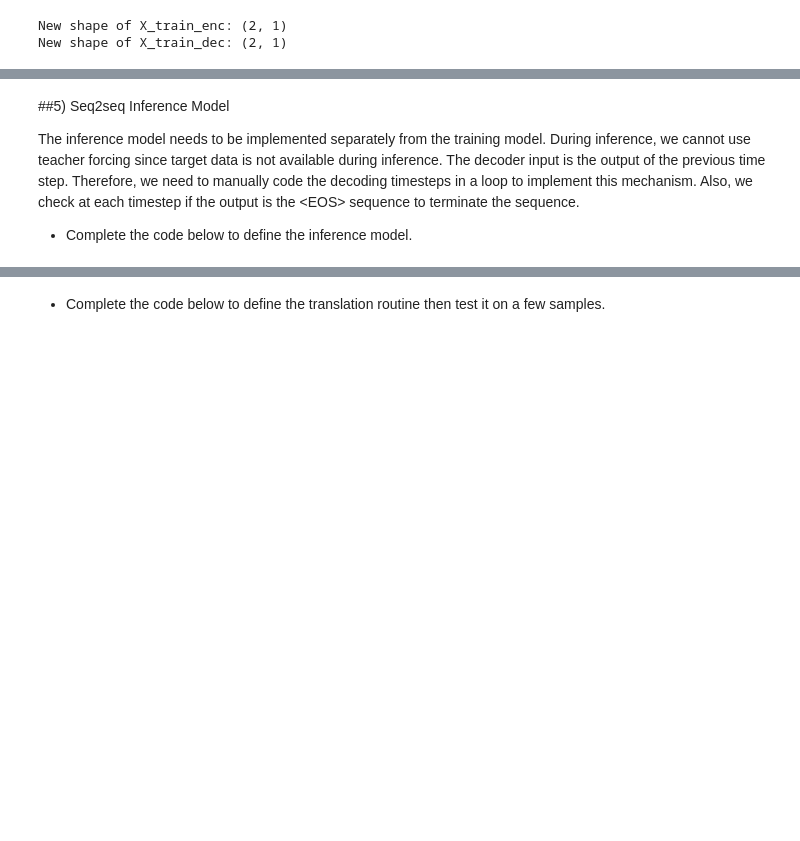
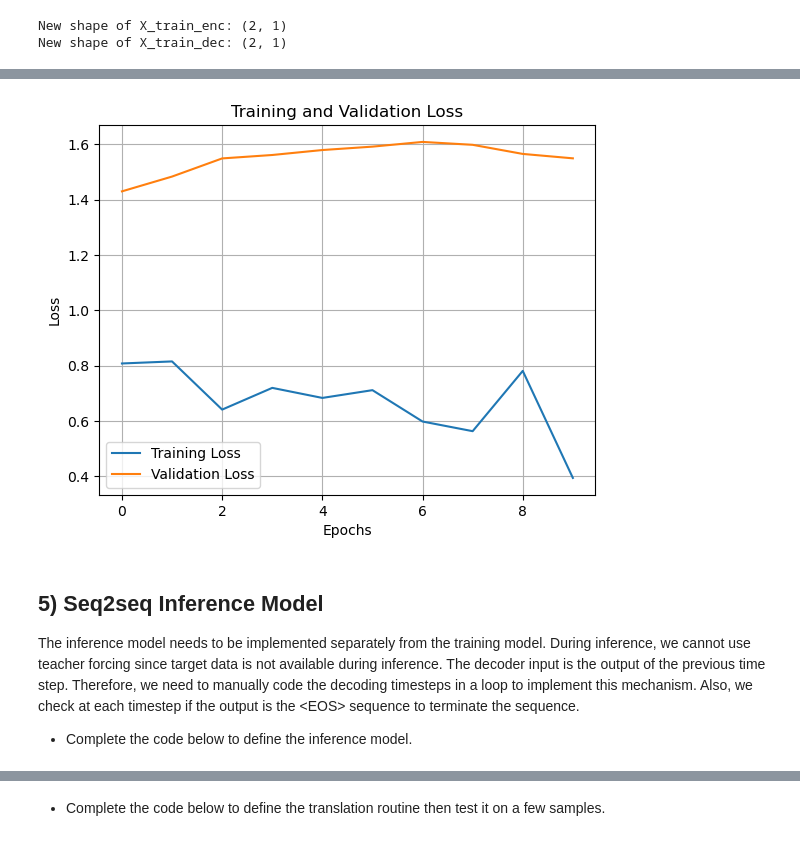
Before and after one commit to Hmati/RNN-Text-Classification-, a Jupyter notebook: RNN-Keras-Text-Classification-and-MT_Blanked-1.ipynb, the cells around one changed output, grey strips where cells are left out. Saved outputs shown, nothing was run; the diff lists cells and outputs as text; code cells hidden in the pictures; blank space fills up the shorter version.

Commit message:
Training the model

```diff
--- a/RNN-Keras-Text-Classification-and-MT_Blanked-1.ipynb
+++ b/RNN-Keras-Text-Classification-and-MT_Blanked-1.ipynb
@@ -727,10 +727,14 @@ import tensorflow as tf
 from sklearn.preprocessing import LabelEncoder
 import numpy as np
 
-# Assume X_train_enc, X_train_dec, and y_train are already defined
-# Convert X_train_enc and X_train_dec to numpy arrays (if not already)
-X_train_enc = np.array(X_train_enc).reshape(-1, 1)  # Ensure 2D shape
-X_train_dec = np.array(X_train_dec).reshape(-1, 1)
+# Example data for demonstration
+X_train_enc = ["1.5", "2.3", "3.1", "4.7"]
+X_train_dec = ["0.8", "1.9", "2.5", "3.3"]
+y_train = ["cat", "dog", "cat", "dog"]
+
+# Convert X_train_enc and X_train_dec to numpy arrays (ensure numeric)
+X_train_enc = np.array(X_train_enc, dtype=np.float32).reshape(-1, 1)
+X_train_dec = np.array(X_train_dec, dtype=np.float32).reshape(-1, 1)
 
 # Encode the string labels to integers using LabelEncoder
 label_encoder = LabelEncoder()
@@ -763,7 +767,7 @@ history = model.fit(
     [X_train_enc, X_train_dec],  # Pass both encoder and decoder inputs
     y_train,                     # Encoded labels
     epochs=10,                   # Number of epochs
-    batch_size=32,               # Batch size
+    batch_size=2,                # Batch size
     validation_split=0.2         # Split 20% of data for validation
 )
 # %% [output]
@@ -775,15 +794,19 @@ Detected at node 'model_1/Cast' defined at (most recent call last):
 # %%
-# Step 5: Plot training and validation loss history
-plt.figure(figsize=(8, 6))
+import matplotlib.pyplot as plt
+
+# Plot the training and validation loss
 plt.plot(history.history['loss'], label='Training Loss')
 plt.plot(history.history['val_loss'], label='Validation Loss')
-plt.title('Training and Validation Loss History')
+plt.title('Training and Validation Loss')
 plt.xlabel('Epochs')
 plt.ylabel('Loss')
 plt.legend()
+plt.grid(True)
 plt.show()
+# %% [output]
+[figure, added]
 # %% [markdown]
-##5) Seq2seq Inference Model
+##  5) Seq2seq Inference Model
 
 The inference model needs to be implemented separately from the training model. During inference, we cannot use teacher forcing since target data is not available during inference. The decoder input is the output of the previous time step. Therefore, we need to manually code the decoding timesteps in a loop to implement this mechanism. Also, we check at each timestep if the output is the \<EOS> sequence to terminate the sequence.
 
```
Also changed, not shown: parts of 23 cells of this notebook.
